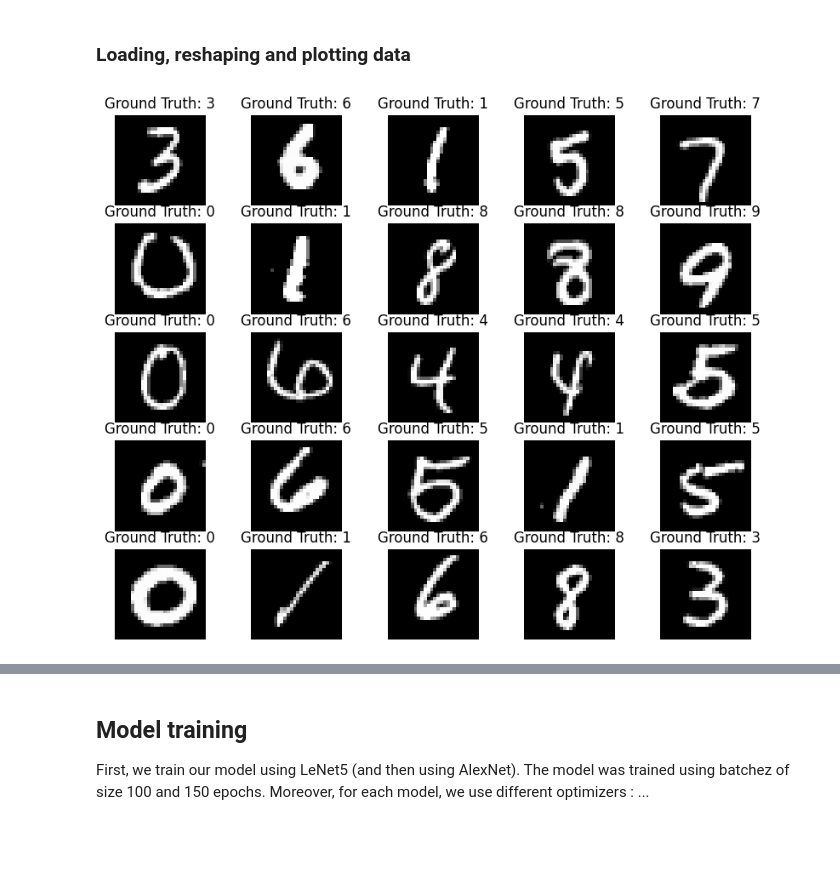
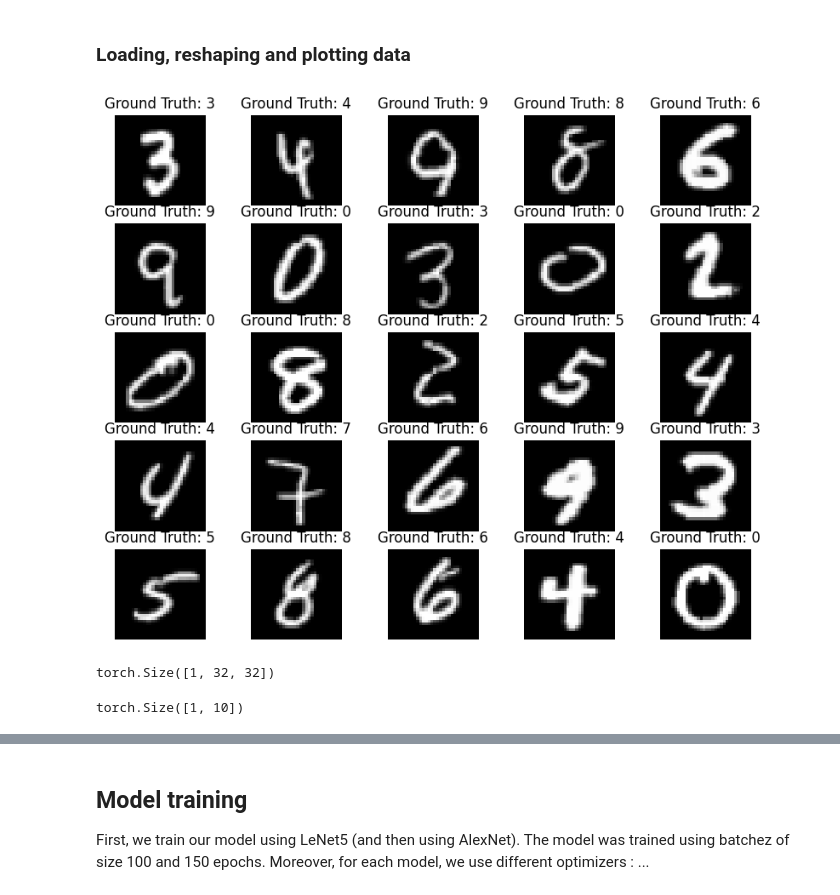
Before and after one commit to albias1996/OptML_project, a Jupyter notebook: main.ipynb, the cells around one changed output, grey strips where cells are left out. Saved outputs shown, nothing was run; the diff lists cells and outputs as text; code cells hidden in the pictures; blank space fills up the shorter version.

```diff
--- a/main.ipynb
+++ b/main.ipynb
@@ -30,15 +33,26 @@ device = 'cuda' if torch.cuda.is_available() else 'cpu'
 ### Loading, reshaping and plotting  data
 # %%
 #load data
-#transforms = transforms.Compose([transforms.Resize(32),
-#                                 transforms.ToTensor])
+transforms = transforms.Compose([transforms.Resize(32),
+                                 transforms.ToTensor()])
 
-mnist_trainset = datasets.MNIST(root='./data', train=True, download=True, transform=None)
-mnist_testset = datasets.MNIST(root='./data', train=False, download=True, transform=None)
+raw_mnist_trainset = datasets.MNIST(root='./data', train=True, download=True, transform=transforms)
+raw_mnist_testset = datasets.MNIST(root='./data', train=False, download=True, transform=transforms)
 
 
 #reshape it
-train_set = mnist_trainset.data.view(-1, 1, 28, 28).float()
-test_set = mnist_testset.data.view(-1, 1, 28, 28).float()
-train_target = mnist_trainset.targets
-test_target = mnist_testset.targets
+#train_set = mnist_trainset.data.view(-1, 1, 28, 28).float()
+#test_set = mnist_testset.data.view(-1, 1, 28, 28).float()
+#train_target = mnist_trainset.targets
+#test_target = mnist_testset.targets
+# %%
+#reshape train set from 28x28 per sample to 32x32
+
+train_data_list = [raw_mnist_trainset[i][0] for i in range(len(raw_mnist_trainset))]
+size_tensor = torch.Tensor(len(raw_mnist_trainset),1, 32, 32)
+
+train_data = torch.cat(train_data_list, out=size_tensor)
+train_data = train_data.reshape(len(train_data),1,32,32).to(device)
+
+train_target = torch.Tensor([[raw_mnist_trainset[i][1] for i in range(len(raw_mnist_trainset))]]).reshape(-1)
+train_target = train_target.long().to(device)
@@ -45,15 +69,15 @@ test_target = mnist_testset.targets
 # %%
 #plot some training examples with ground truth
 figure = plt.figure(figsize=(10, 8))
 cols, rows = 5, 5
 for i in range(1, cols * rows + 1):
-    sample_idx = torch.randint(len(train_set), size=(1,)).item()
-    img = train_set[sample_idx]
+    sample_idx = torch.randint(len(train_data), size=(1,)).item()
+    img = train_data[sample_idx]
     label = train_target[sample_idx]
     figure.add_subplot(rows, cols, i)
     plt.title("Ground Truth: {}".format(train_target[sample_idx]))
     plt.axis("off")
     plt.imshow(img.squeeze(), cmap="gray")
 plt.show()
 # %% [output]
-[figure, old version]
+[figure, new version]
@@ -59,0 +86,4 @@ plt.show()
+# %%
+train_data[0].size()
+# %% [output]
+torch.Size([1, 32, 32])
@@ -59,0 +94,4 @@ plt.show()
+# %%
+output.size()
+# %% [output]
+torch.Size([1, 10])
```
Also changed, not shown: parts of 6 cells of this notebook.
